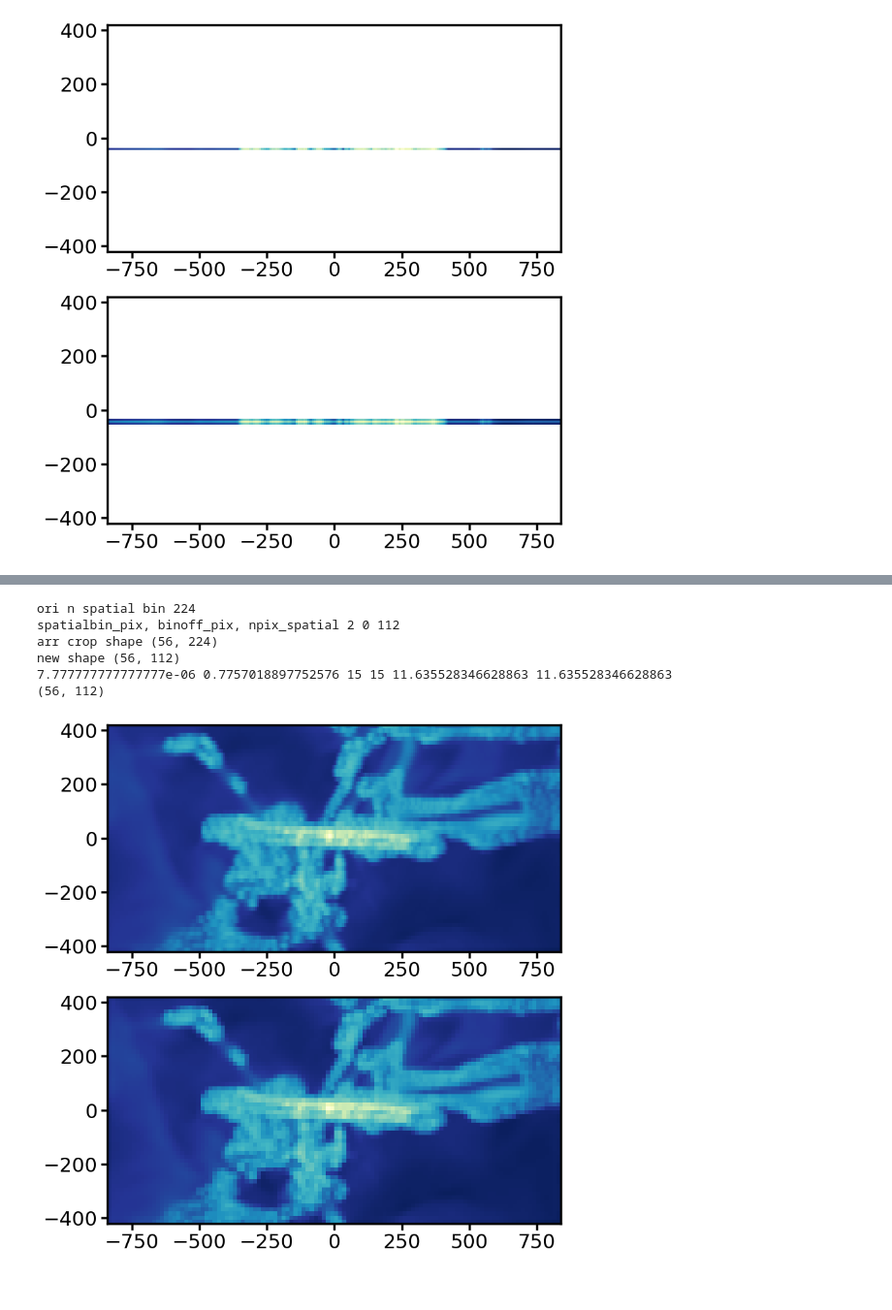
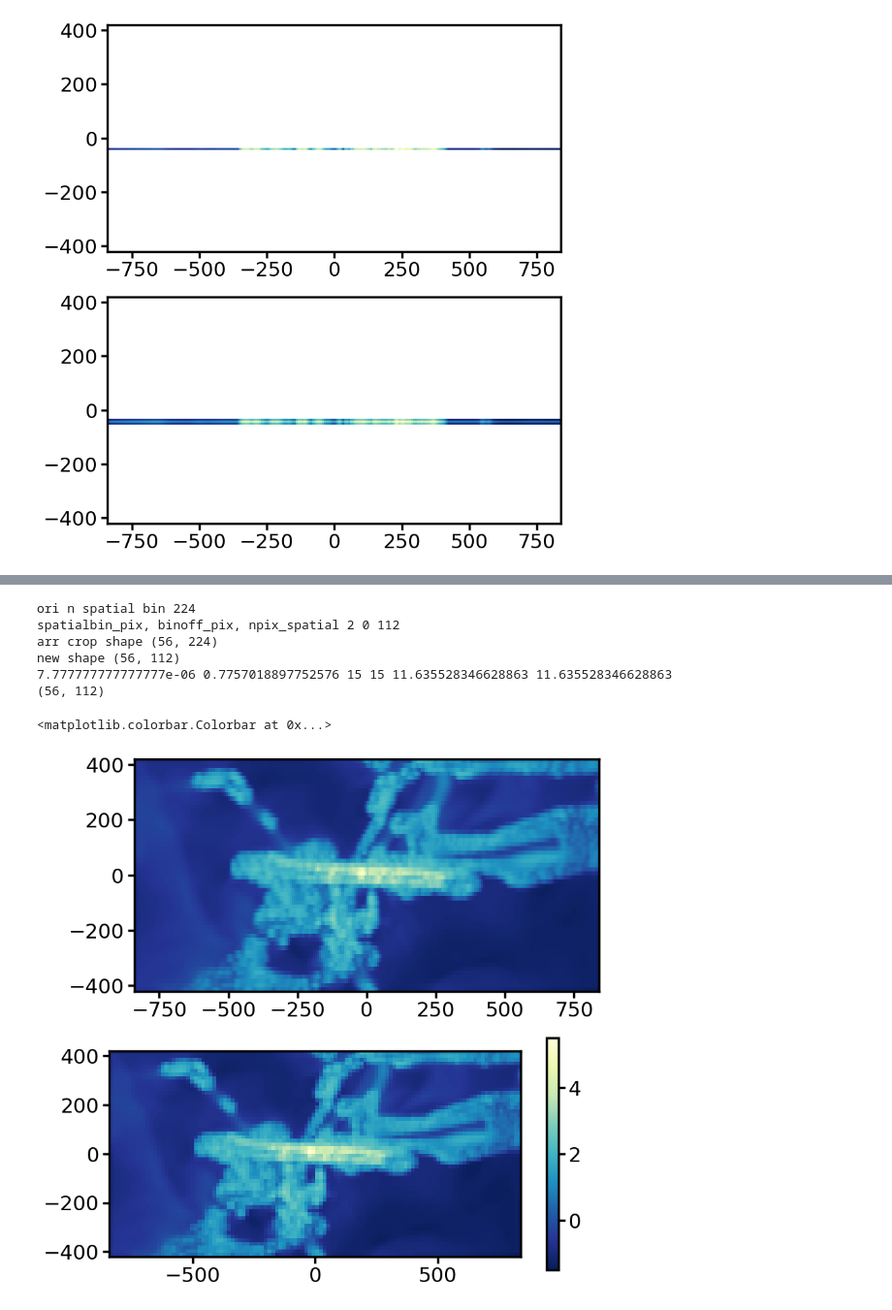
Before and after one commit to brockparker/Research, a Jupyter notebook: CCDs/Skipper_Noise/Brock/aspera_resolutions_Brock.ipynb, the cells around one changed output, grey strips where cells are left out. Shown at 97% size. Cells and saved outputs as stored; diff of their text form; code cells hidden in the pictures.

```diff
--- a/CCDs/Skipper_Noise/Brock/aspera_resolutions_Brock.ipynb
+++ b/CCDs/Skipper_Noise/Brock/aspera_resolutions_Brock.ipynb
@@ -1117,31 +1154,33 @@ ax2=fig.add_subplot(2,1,2, zorder=0)
 
 spatialbin_arcsec=30
 spatialbin_arcsec=15
 # spatialbin_arcsec=22.5
 binoff_arcsec=2
 farr=rebin_slit_direction(comb_arr, spatialbin_arcsec, binoff_arcsec, ptoa, pscale, axis=saxis)
 
 dispersion=1.489 #nm/mm
 spec_window=1 #Angstrom
 rseed=0
 print(mcp_bg, pscale, spatialbin_arcsec, slitw_arcsec, pscale*spatialbin_arcsec,pscale*slitw_arcsec)
 noise_count_arr=bg_noise(farr,mcp_bg, pscale, spatialbin_arcsec, dispersion, spec_window, exparr,
                  axis=saxis, select_slit=select_slit)
 
 
 
 print(farr.shape)
 # print(np.sum(bf))
 img=ax.imshow(np.log10(comb_arr), extent=extent, cmap=cm.YlGnBu_r,
                   origin='lower', interpolation='none')
 
 img2=ax2.imshow(np.log10(farr), extent=extent, cmap=cm.YlGnBu_r,
                   origin='lower', interpolation='none')
+plt.colorbar(img2)
 # %% [output]
 ori n spatial bin 224
 spatialbin_pix, binoff_pix, npix_spatial 2 0 112
 arr crop shape (56, 224)
 new shape (56, 112)
 7.777777777777777e-06 0.7757018897752576 15 15 11.635528346628863 11.635528346628863
 (56, 112)
+<matplotlib.colorbar.Colorbar at 0x...>
-[figure, old version]
+[figure, new version]
```
Also changed, not shown: parts of 25 cells of this notebook, 3 other files.
